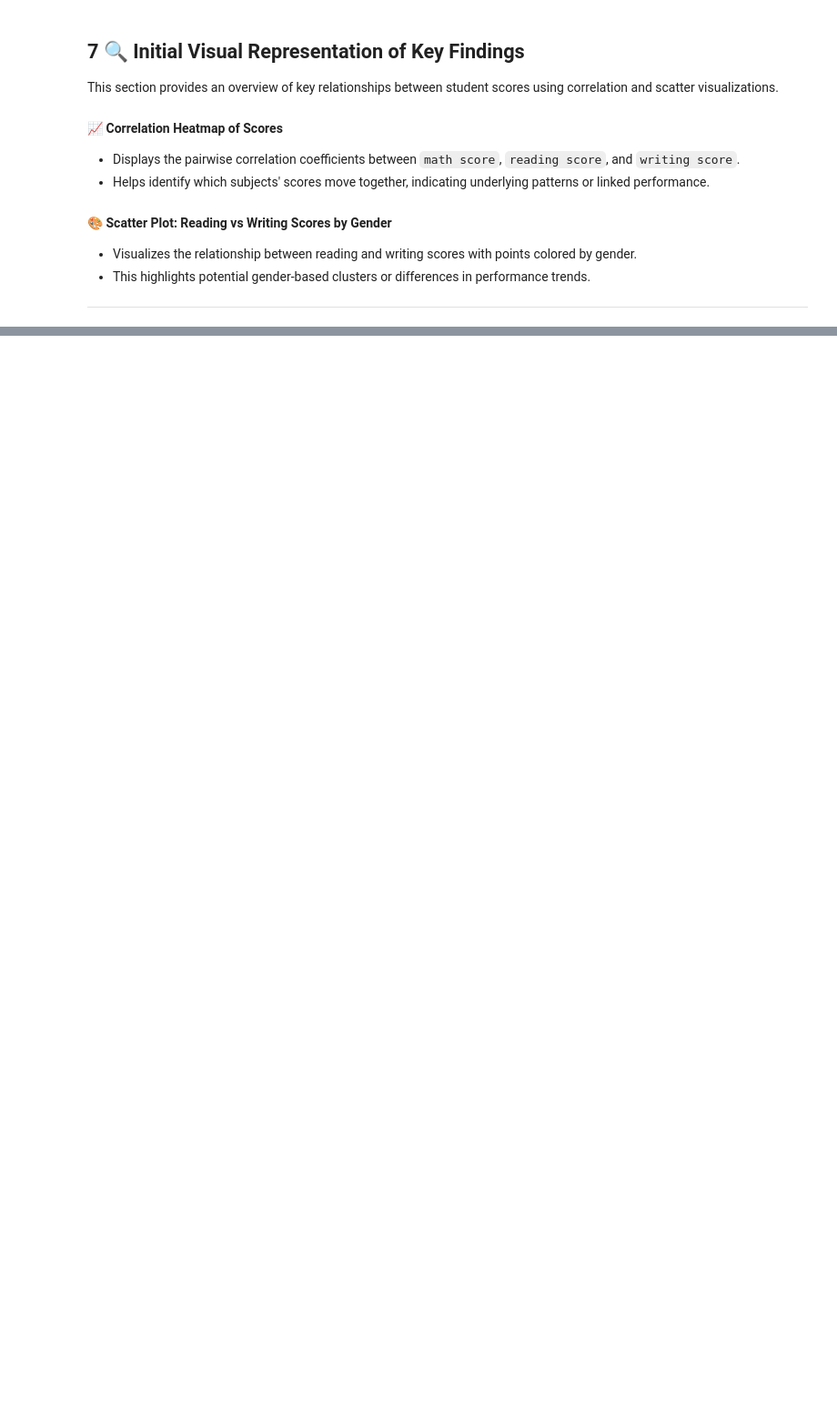
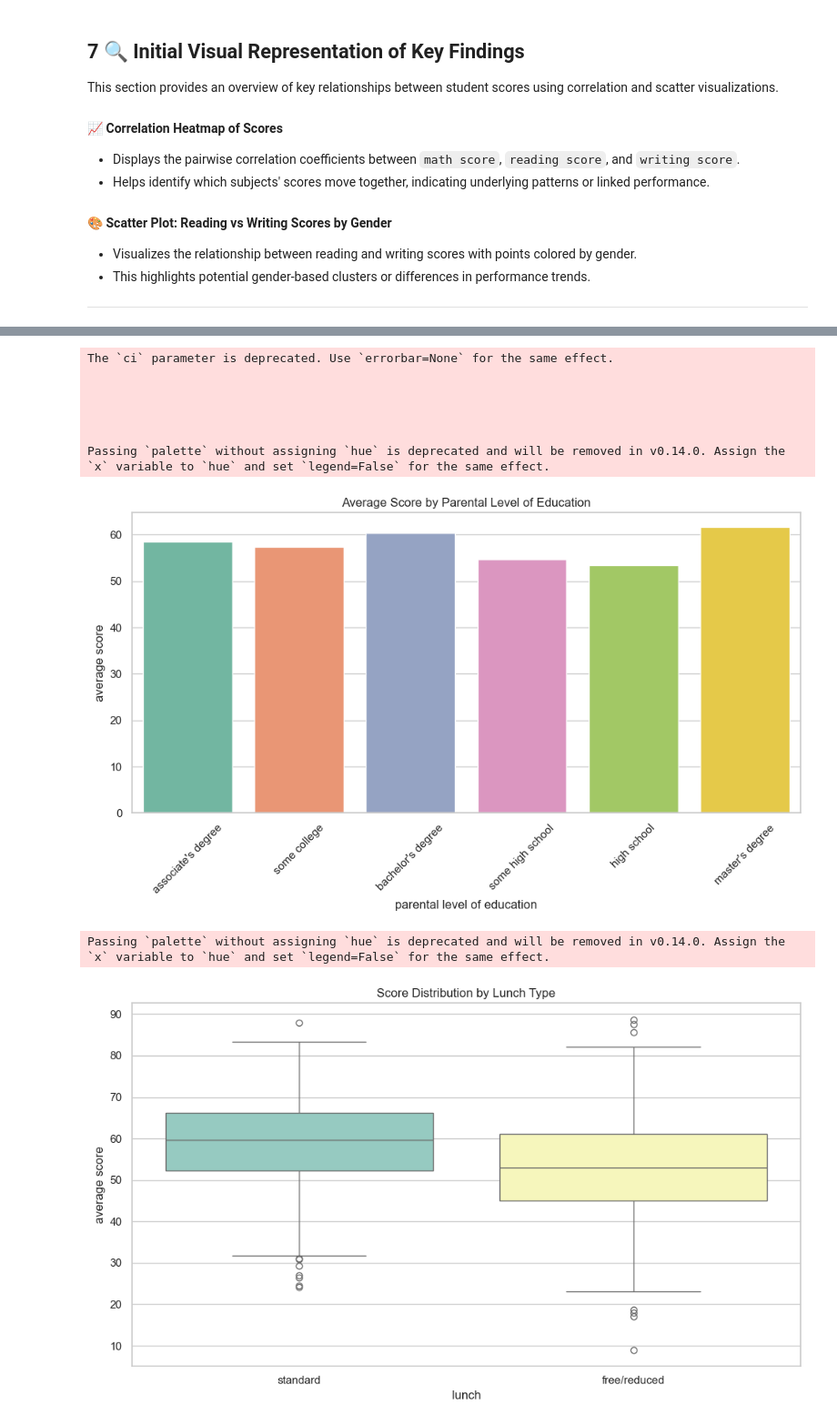
Before and after one commit to picreator-droid/Analytics-Architect-Pro-Student-Performance-In-Exam-Analysis, a Jupyter notebook: performance.ipynb, the cells around one changed output, grey strips where cells are left out. Shown at 91% size. Cells and saved outputs as stored; diff of their text form; code cells hidden in the pictures; blank space fills up the shorter version.

```diff
--- a/performance.ipynb
+++ b/performance.ipynb
@@ -536,0 +722,72 @@ plt.show()
+# %%
+
+
+# Load cleaned dataset
+df = pd.read_csv("cleaned_student_data.csv")
+
+# Calculate average score
+df['average score'] = df[['math score', 'reading score', 'writing score']].mean(axis=1)
+
+# Add Pass/Fail result column
+df['result'] = df['average score'].apply(lambda x: 'Pass' if x >= 40 else 'Fail')
+
+# Styling
+sns.set(style="whitegrid")
+plt.rcParams['figure.figsize'] = (10, 6)
+
+# Bar Plot: Parental Education vs Avg Scores
+plt.figure()
+sns.barplot(data=df, x='parental level of education', y='average score', estimator=np.mean, ci=None, palette='Set2')
+plt.title('Average Score by Parental Level of Education')
+plt.xticks(rotation=45)
+plt.tight_layout()
+plt.show()
+
+# Box Plot: Lunch vs Score
+plt.figure()
+sns.boxplot(data=df, x='lunch', y='average score', palette='Set3')
+plt.title('Score Distribution by Lunch Type')
+plt.tight_layout()
+plt.show()
+
+# Pie Chart: Test Preparation Course
+plt.figure()
+prep_counts = df['test preparation course'].value_counts()
+plt.pie(prep_counts, labels=prep_counts.index, autopct='%1.1f%%', colors=sns.color_palette('pastel'))
+plt.title('Test Preparation Course Completion')
+plt.axis('equal')
+plt.show()
+
+# Scatter Plot: Math vs Reading Score by Gender
+plt.figure()
+sns.scatterplot(data=df, x='math score', y='reading score', hue='gender', palette='Set1')
+plt.title('Math Score vs Reading Score by Gender')
+plt.tight_layout()
+plt.show()
+
+# Histogram: Average Score Distribution
+plt.figure()
+sns.histplot(data=df, x='average score', bins=20, kde=True, color='skyblue')
+plt.title('Distribution of Average Scores')
+plt.tight_layout()
+plt.show()
+
+# Stacked Bar Chart: Pass/Fail by Race
+race_result_counts = df.groupby(['race/ethnicity', 'result']).size().unstack().fillna(0)
+race_result_counts.plot(kind='bar', stacked=True, colormap='viridis')
+plt.title('Pass/Fail Count by Race/Ethnicity')
+plt.ylabel('Number of Students')
+plt.xticks(rotation=0)
+plt.tight_layout()
+plt.show()
+# %% [output]
+The `ci` parameter is deprecated. Use `errorbar=None` for the same effect.
+
+
+
+
+
+Passing `palette` without assigning `hue` is deprecated and will be removed in v0.14.0. Assign the `x` variable to `hue` and set `legend=False` for the same effect.
+[figure, added]
+Passing `palette` without assigning `hue` is deprecated and will be removed in v0.14.0. Assign the `x` variable to `hue` and set `legend=False` for the same effect.
+[figure, added]
```
Also changed, not shown: parts of 22 cells of this notebook.
